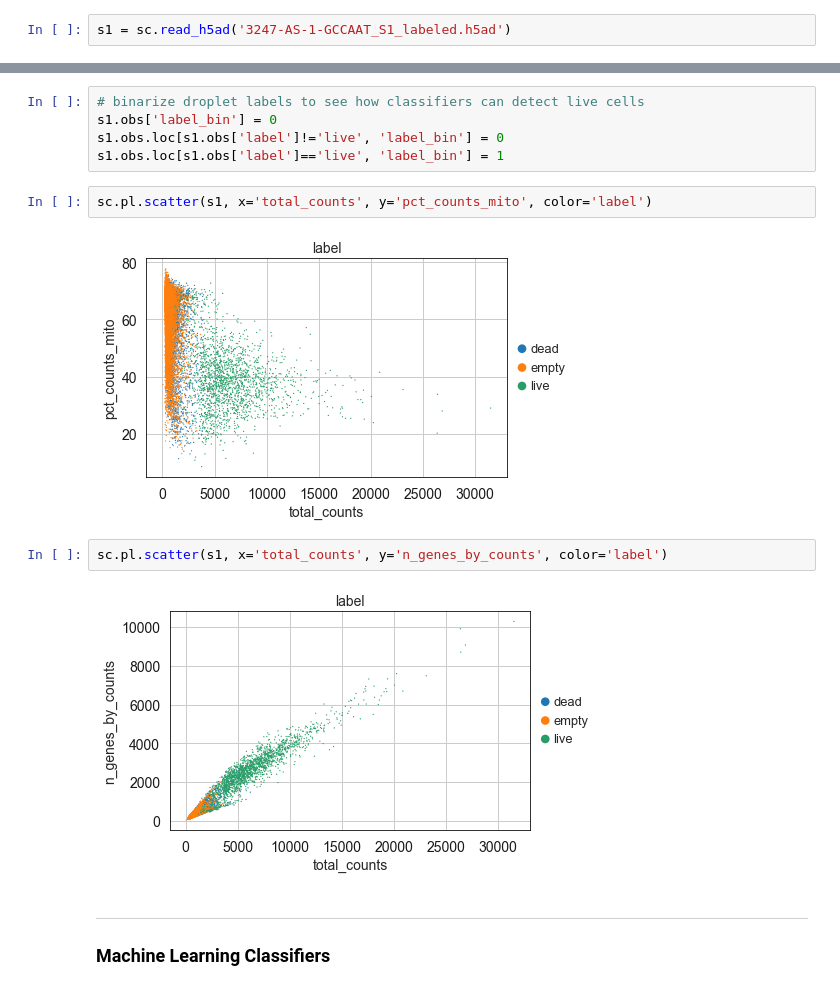
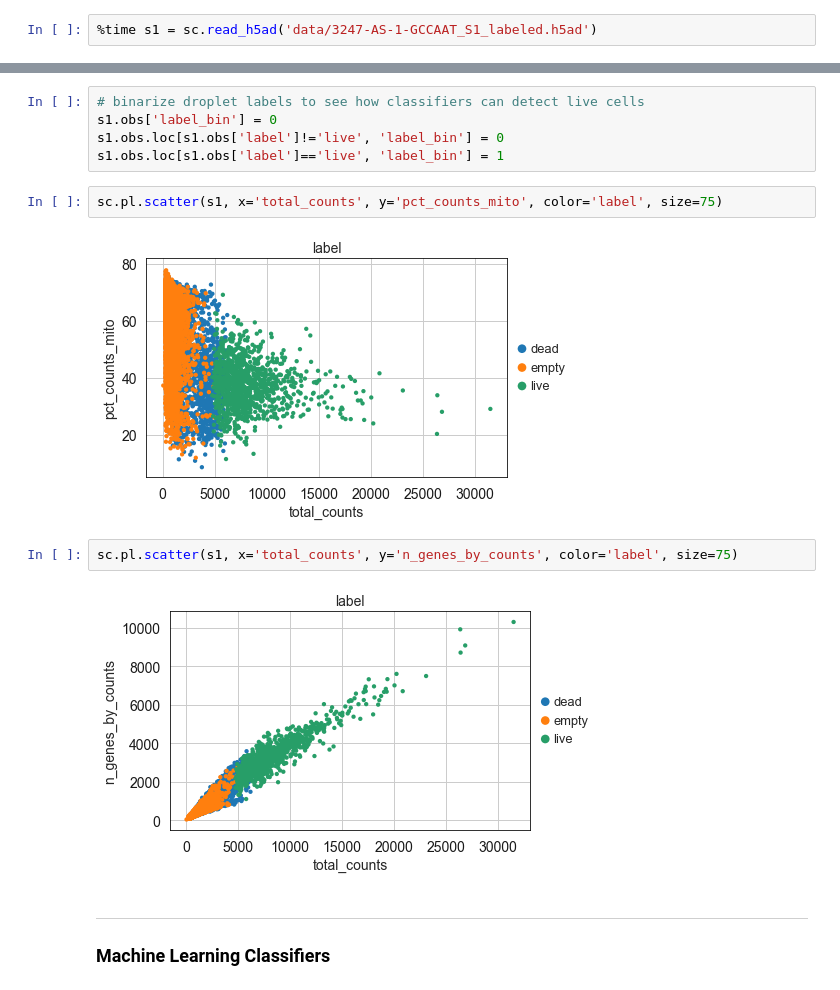
Before and after one commit to codyheiser/dropkick, a Jupyter notebook: QC_binary.ipynb, the cells around one changed output, grey strips where cells are left out. Saved outputs shown, nothing was run; the diff lists cells and outputs as text.

```diff
--- a/QC_binary.ipynb
+++ b/QC_binary.ipynb
@@ -11,4 +11,4 @@ from QC import *
 # %% [markdown]
 ### Load labeled data
 # %%
-s1 = sc.read_h5ad('3247-AS-1-GCCAAT_S1_labeled.h5ad')
+%time s1 = sc.read_h5ad('data/3247-AS-1-GCCAAT_S1_labeled.h5ad')
@@ -27,13 +30,13 @@ s1.obs['label_bin'] = 0
 s1.obs.loc[s1.obs['label']!='live', 'label_bin'] = 0
 s1.obs.loc[s1.obs['label']=='live', 'label_bin'] = 1
 # %%
-sc.pl.scatter(s1, x='total_counts', y='pct_counts_mito', color='label')
+sc.pl.scatter(s1, x='total_counts', y='pct_counts_mito', color='label', size=75)
 # %% [output]
-[figure, old version]
+[figure, new version]
 # %%
-sc.pl.scatter(s1, x='total_counts', y='n_genes_by_counts', color='label')
+sc.pl.scatter(s1, x='total_counts', y='n_genes_by_counts', color='label', size=75)
 # %% [output]
-[figure, old version]
+[figure, new version]
 # %% [markdown]
 ---
 ### Machine Learning Classifiers
```
Also changed, not shown: parts of 9 cells of this notebook, 4 other files.
